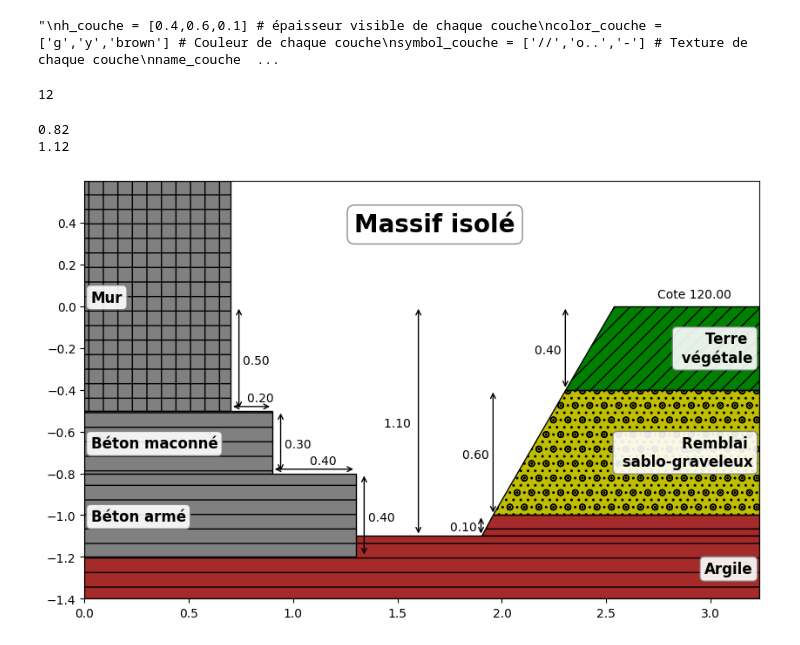
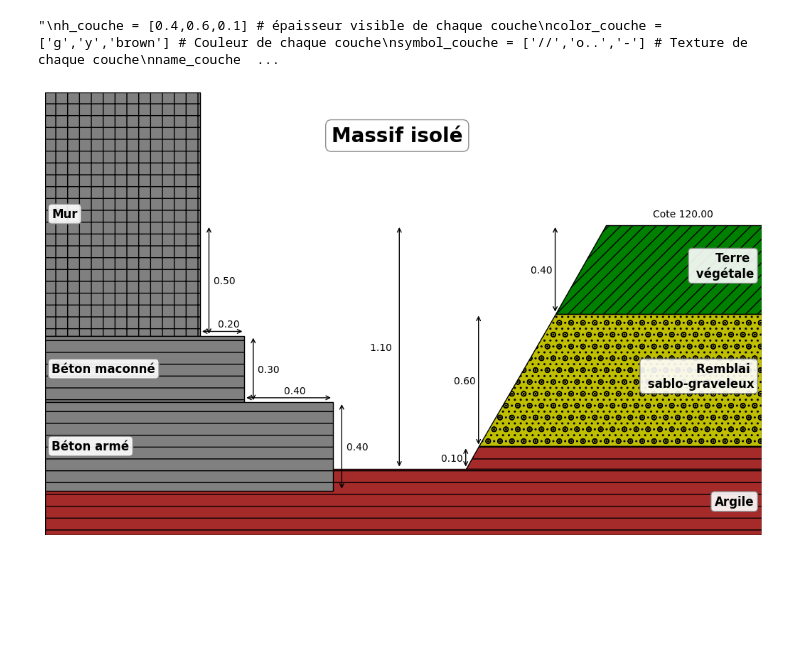
Before and after one commit to LDemange/geotechnique, a Jupyter notebook: notebooks/dessin_fondation.ipynb, the cells around one changed output. Cells and saved outputs as stored; diff of their text form; code cells hidden in the pictures; blank space fills up the shorter version.

```diff
--- a/notebooks/dessin_fondation.ipynb
+++ b/notebooks/dessin_fondation.ipynb
@@ -56,4 +33,0 @@ font_measure = eval(all_lines[21].split('\t')[0])
-# %%
-font['size']
-# %% [output]
-12
@@ -60,14 +56,15 @@ font['size']
 # %%
-def plot_foundation(Titre, cote, h_couche,color_couche, symbol_couche, name_couche, d_mur, h_mur, name_mur, deb_fond,h_fond, fond_fouille, color_fond,symbol_fond,font_size):
+def plot_foundation(Titre, cote, h_couche,color_couche, symbol_couche, name_couche, name_fondation, d_mur, h_mur, name_mur, deb_fond,h_fond, fond_fouille, color_fond,symbol_fond,font,font_title,font_measure):
     fig = plt.figure()
-    fig.set_figheight(10)
-    fig.set_figwidth(10)
+    fig.set_figheight(13)
+    fig.set_figwidth(13)
 
     axs = fig.subplot_mosaic([['patches']])
     em = 0.7 # plus joli, épaisseur du mur sur le schéma et à la foi largeur du terrain à droite
     x_fond = 0.6 #largeur du trou, laisser de la place pour les annotations
     alpha = 60 #angle de pente en degrés
     x_pente = np.sum(h_couche)/tan(alpha*pi/180)
+    font_size = font['size']
 
     for i in range(0,len(h_couche)):
 
@@ -84,7 +81,6 @@ def plot_foundation(Titre, cote, h_couche,color_couche, symbol_couche, name_couc
             y4_c = -h_couche[i]
             x_display = 0.99*x3_c
             plt.annotate(text='', xy=(x4_c,y4_c), xytext=(x4_c,y1_c), arrowprops=dict(arrowstyle='<->',relpos=(0,0)), annotation_clip=False)
-
 
         else:
             x1_c = x4_c
@@ -208,8 +204,6 @@ def plot_foundation(Titre, cote, h_couche,color_couche, symbol_couche, name_couc
         xytext=((x2_fond+np.sum(deb_fond[0:i])+x2_mur)/2-0.02,y1_fond+0.03), textcoords='data',
         ha="left", va="bottom",**font_measure)
 
-        print((x2_fond+np.sum(deb_fond[0:i])+x2_mur)/2+0.02)
-
 
     plt.annotate(text='', xy=(em+np.sum(deb_fond)+x_fond/2,0), xytext=(em+np.sum(deb_fond)+x_fond/2,-fond_fouille), arrowprops=dict(arrowstyle='<->',relpos=(0,0)), annotation_clip=False)
 
@@ -233,12 +227,10 @@ def plot_foundation(Titre, cote, h_couche,color_couche, symbol_couche, name_couc
     axs['patches'].set_ylim([-(np.sum(h_couche)+0.3), d_mur])
     axs['patches'].set_aspect(1)
     axs['patches'].set_yticks(np.arange(-(np.sum(h_couche)+0.3), d_mur, 0.2), fontweight='bold')
-    #axs['patches'].axis('off') #: supprime les axes (graduations et boîte)
+    axs['patches'].axis('off') #: supprime les axes (graduations et boîte)
 
     plt.show()
 # %%
-plot_foundation(Titre, cote, h_couche,color_couche, symbol_couche, name_couche, d_mur, h_mur, name_mur, deb_fond,h_fond,fond_fouille, color_fond,symbol_fond,font['size'])
+plot_foundation(Titre, cote, h_couche,color_couche, symbol_couche, name_couche, name_fondation, d_mur, h_mur, name_mur, deb_fond,h_fond,fond_fouille, color_fond,symbol_fond,font,font_title,font_measure)
 # %% [output]
-0.82
-1.12
-[figure, old version]
+[figure, new version]
```
Also changed, not shown: parts of 4 cells of this notebook, 4 other files.
